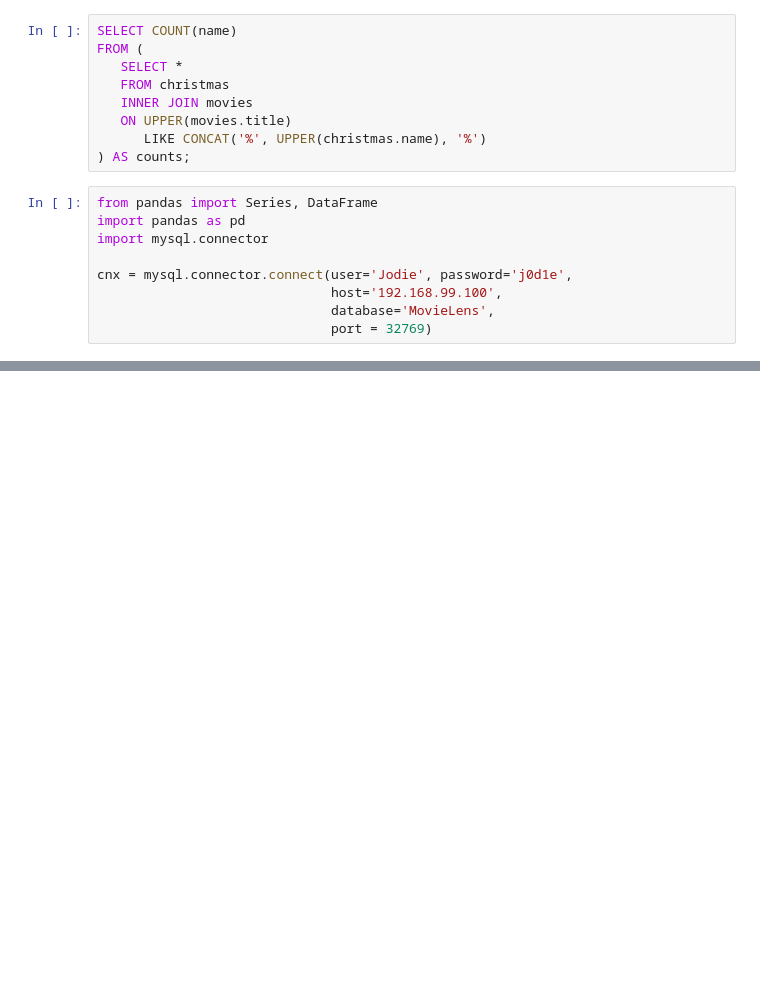
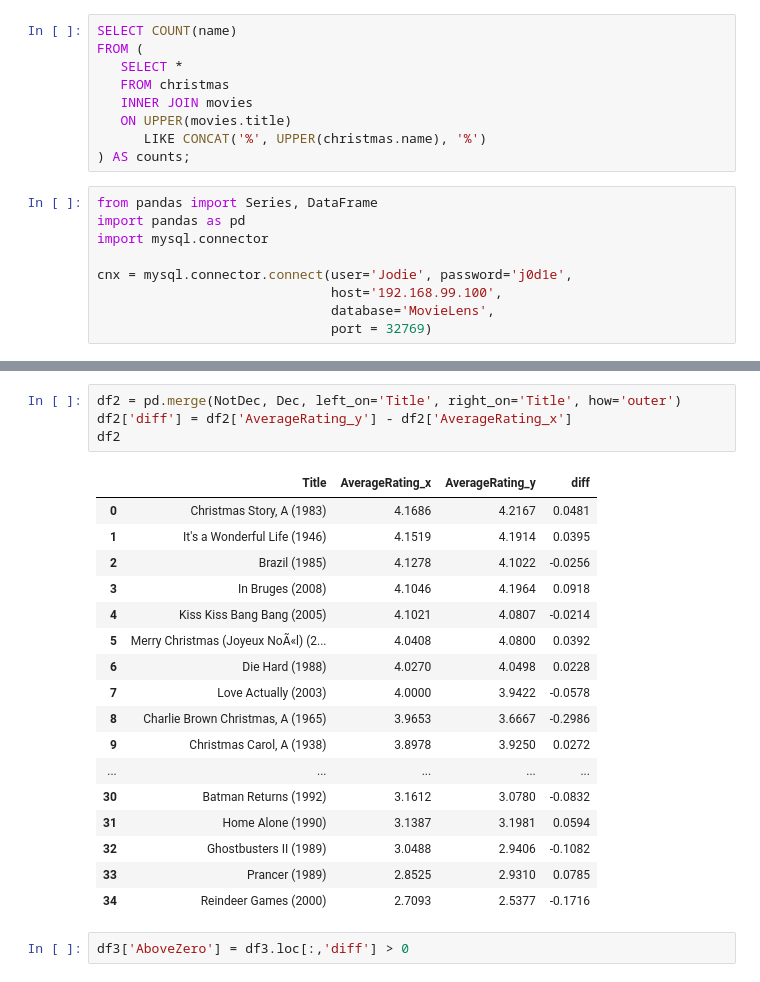
Before and after one commit to t-redactyl/MovieLens-analysis, a Jupyter notebook: Christmas movies scrapping.ipynb, the cells around one changed output, grey strips where cells are left out. Saved outputs shown, nothing was run; the diff lists cells and outputs as text; blank space fills up the shorter version.

```diff
--- a/Christmas movies scrapping.ipynb
+++ b/Christmas movies scrapping.ipynb
@@ -256,0 +275,24 @@ df
+# %%
+df2 = pd.merge(NotDec, Dec, left_on='Title', right_on='Title', how='outer')
+df2['diff'] = df2['AverageRating_y'] - df2['AverageRating_x']
+df2
+# %% [output]
+|  | Title | AverageRating_x | AverageRating_y | diff |
+| 0 | Christmas Story, A (1983) | 4.1686 | 4.2167 | 0.0481 |
+| 1 | It's a Wonderful Life (1946) | 4.1519 | 4.1914 | 0.0395 |
+| 2 | Brazil (1985) | 4.1278 | 4.1022 | -0.0256 |
+| 3 | In Bruges (2008) | 4.1046 | 4.1964 | 0.0918 |
+| 4 | Kiss Kiss Bang Bang (2005) | 4.1021 | 4.0807 | -0.0214 |
+| 5 | Merry Christmas (Joyeux NoÃ«l) (2... | 4.0408 | 4.0800 | 0.0392 |
+| 6 | Die Hard (1988) | 4.0270 | 4.0498 | 0.0228 |
+| 7 | Love Actually (2003) | 4.0000 | 3.9422 | -0.0578 |
+| 8 | Charlie Brown Christmas, A (1965) | 3.9653 | 3.6667 | -0.2986 |
+| 9 | Christmas Carol, A (1938) | 3.8978 | 3.9250 | 0.0272 |
+| ... | ... | ... | ... | ... |
+| 30 | Batman Returns (1992) | 3.1612 | 3.0780 | -0.0832 |
+| 31 | Home Alone (1990) | 3.1387 | 3.1981 | 0.0594 |
+| 32 | Ghostbusters II (1989) | 3.0488 | 2.9406 | -0.1082 |
+| 33 | Prancer (1989) | 2.8525 | 2.9310 | 0.0785 |
+| 34 | Reindeer Games (2000) | 2.7093 | 2.5377 | -0.1716 |
+# %%
+df3['AboveZero'] = df3.loc[:,'diff'] > 0
```
Also changed, not shown: parts of 19 cells of this notebook.
